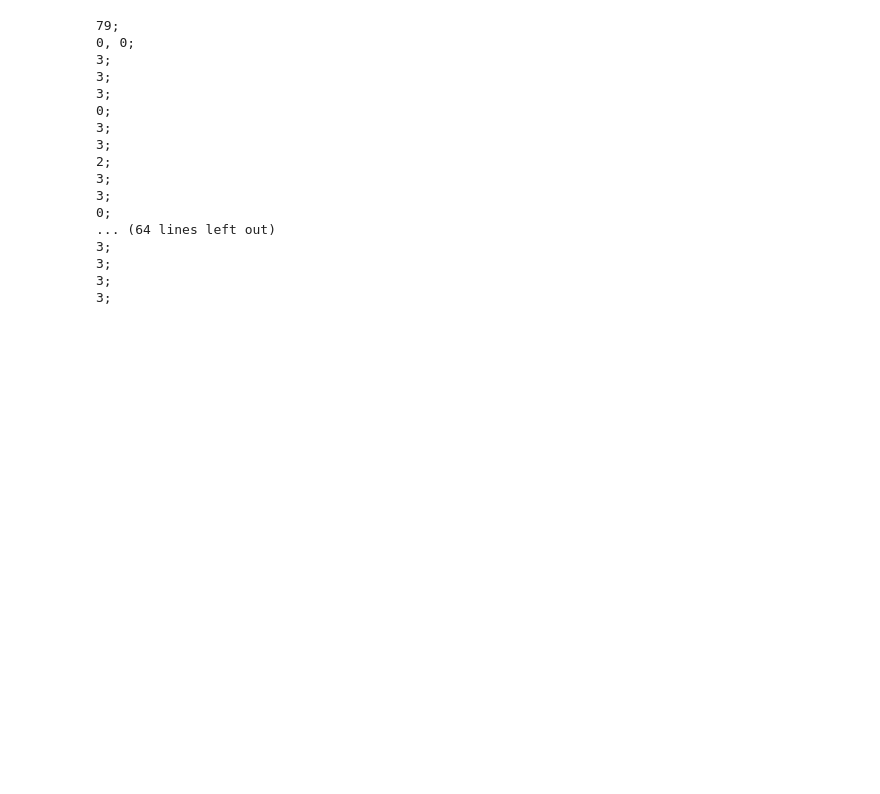
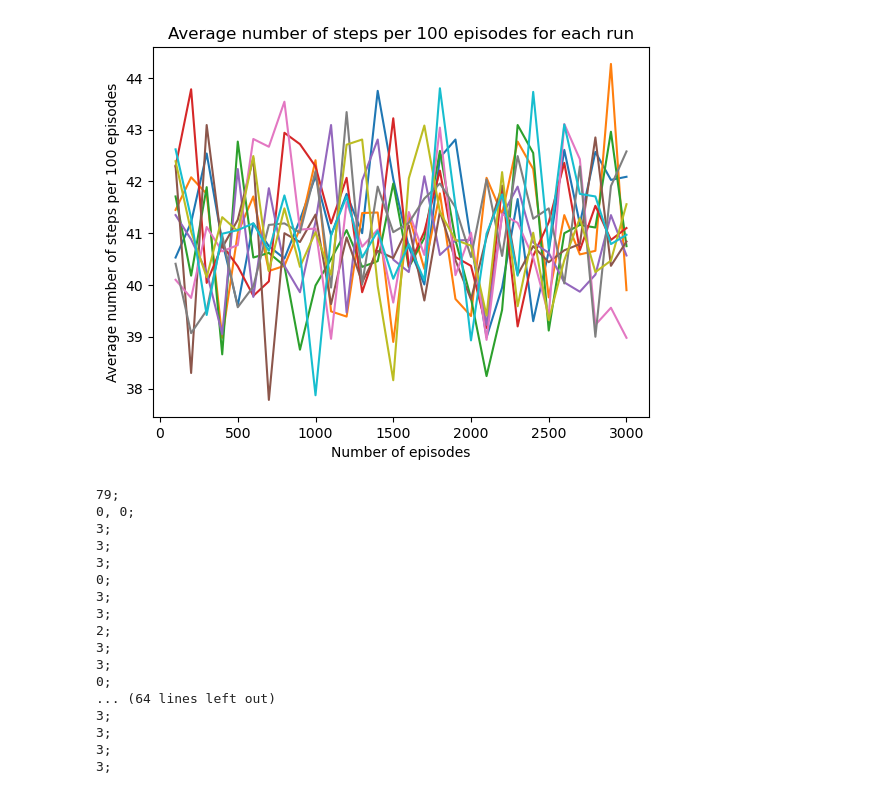
Before and after one commit to sqak-sqak-izardrone/Computational-Intelligence, a Jupyter notebook: Q-Learning for path finding/src/Main.ipynb, the cells around one changed output. Drawn from its saved outputs; the diff is of its cells as text; code cells hidden in the pictures; blank space fills up the shorter version.

```diff
--- a/Q-Learning for path finding/src/Main.ipynb
+++ b/Q-Learning for path finding/src/Main.ipynb
@@ -56,7 +57,12 @@ def learn(iterations = 3000, epsilon = 0.1, alpha = 0.7, gamma = 0.9, penalty =
         actions.append(action.id)
     # print(actions)
     return numbers_of_steps, actions
-# %%
-y = []
-for i in range(1, 11):
-    y.append(learn()[0])
+# %%
+y = []
+optimal = []
+for i in range(1, 11):
+    res = learn(epsilon=0.01)
+    optimal.append(len(res[1]))
+    y.append(res[0])
+
+np.savetxt("../data/10_runs_e=0.01.txt", np.array(y, np.int32))
@@ -63,30 +106,30 @@ for i in range(1, 11):
 # %%
-# plotting
-import numpy as np
-import matplotlib.pyplot as plt
+def plot_all(file, e):
+    runs = np.loadtxt(file)
+    y_shorten = []
+    x_shorten = []
+    step_size = 100
 
-y_shorten = []
-x_shorten = []
-step_size = 500
+    for run in runs:
+        run_shorten = []
+        for i in range(1, int(3000 / step_size) + 1):
+            start = (i - 1) * step_size
+            end = start + step_size
+            avg = np.average(run[start : end])
+            run_shorten.append(avg)
+        y_shorten.append(run_shorten)
 
-for run in y:
-    run_shorten = []
-    for i in range(1, int(3000 / step_size) + 1):
-        start = (i - 1) * step_size
-        end = start + step_size
-        avg = np.average(run[start : end])
-        run_shorten.append(avg)
-    y_shorten.append(run_shorten)
+    for i in range(1,  int(3000 / step_size) + 1):
+        x_shorten.append(i * step_size)
 
-for i in range(1,  int(3000 / step_size) + 1):
-    x_shorten.append(i * step_size)
-
-plt.title("Average number of steps per 500 episodes for each run")
-plt.xlabel("Number of episodes")
-plt.ylabel("Average number of steps per 500 episodes")
-for run in y_shorten:
-    plt.plot(x_shorten, run)
-plt.show()
+    plt.title("Average number of steps per " + str(step_size) + " episodes for each run")
+    plt.xlabel("Number of episodes")
+    plt.ylabel("Average number of steps per " + str(step_size) + " episodes")
+    for run in y_shorten:
+        plt.plot(x_shorten, run)
+    plt.show()
+# %% [output]
+[figure, added]
 # %%
 file_path = "../data/easy_solution.txt"
 f = open(file_path, "w")
```
Also changed, not shown: parts of 3 cells of this notebook, 5 other files.
